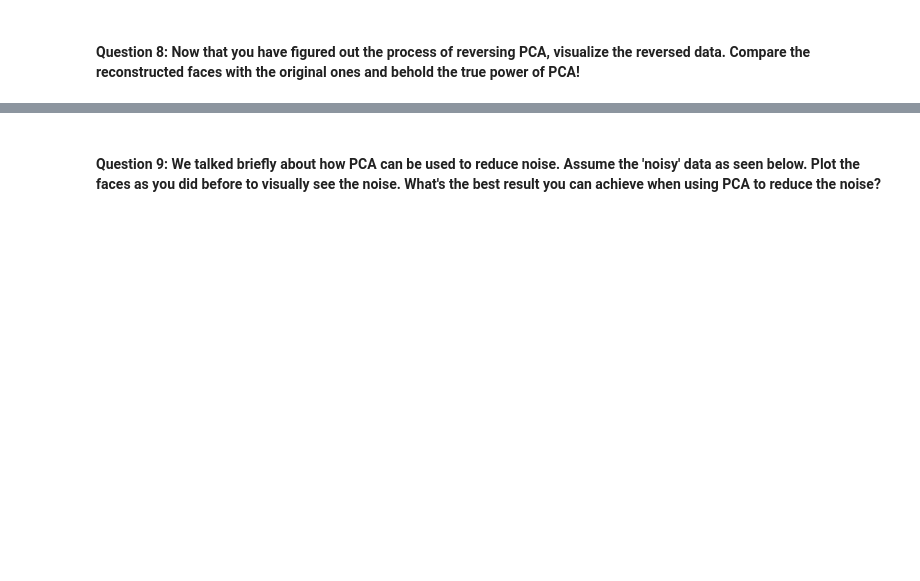
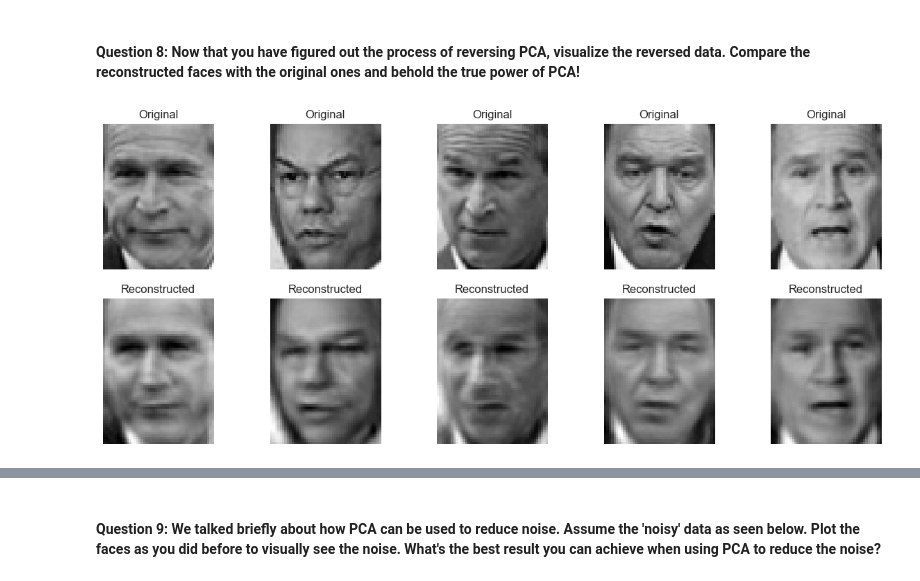
Before and after one commit to ChaybonV/Data-Science-Fundamentals, a Jupyter notebook: 09/DSF 09 - Dimensionality Reduction Exercise.ipynb, the cells around one changed output, grey strips where cells are left out. Drawn from its saved outputs; the diff is of its cells as text; code cells hidden in the pictures; blank space fills up the shorter version.

```diff
--- a/09/DSF 09 - Dimensionality Reduction Exercise.ipynb
+++ b/09/DSF 09 - Dimensionality Reduction Exercise.ipynb
@@ -67,2 +316,25 @@ print(faces.images.shape)
 # %% [markdown]
 #### Question 8: Now that you have figured out the process of reversing PCA, visualize the reversed data. Compare the reconstructed faces with the original ones and behold the true power of PCA!
+# %%
+X_reconstructed_scaled = pca_90.inverse_transform(X_train_pca_90)
+X_reconstructed = scaler.inverse_transform(X_reconstructed_scaled)
+
+# Correcte image shape (voor LFW dataset)
+h, w = 62, 47
+
+fig, axes = plt.subplots(2, 5, figsize=(15, 6))
+
+for i in range(5):
+    # Origineel
+    axes[0, i].imshow(X_train[i].reshape(h, w), cmap='gray')
+    axes[0, i].set_title("Original")
+    axes[0, i].axis('off')
+
+    # Gereconstrueerd
+    axes[1, i].imshow(X_reconstructed[i].reshape(h, w), cmap='gray')
+    axes[1, i].set_title("Reconstructed")
+    axes[1, i].axis('off')
+
+plt.show()
+# %% [output]
+[figure, added]
```
Also changed, not shown: parts of 16 cells of this notebook.
